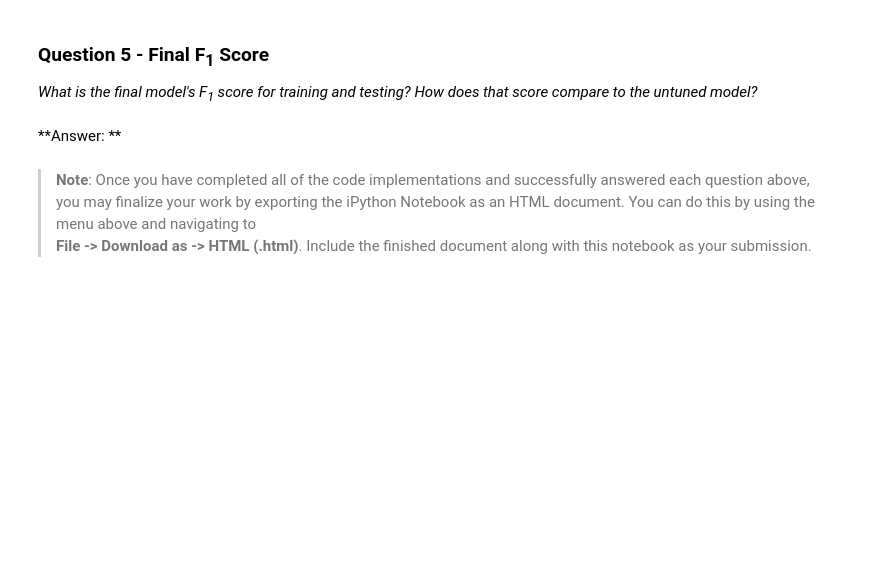
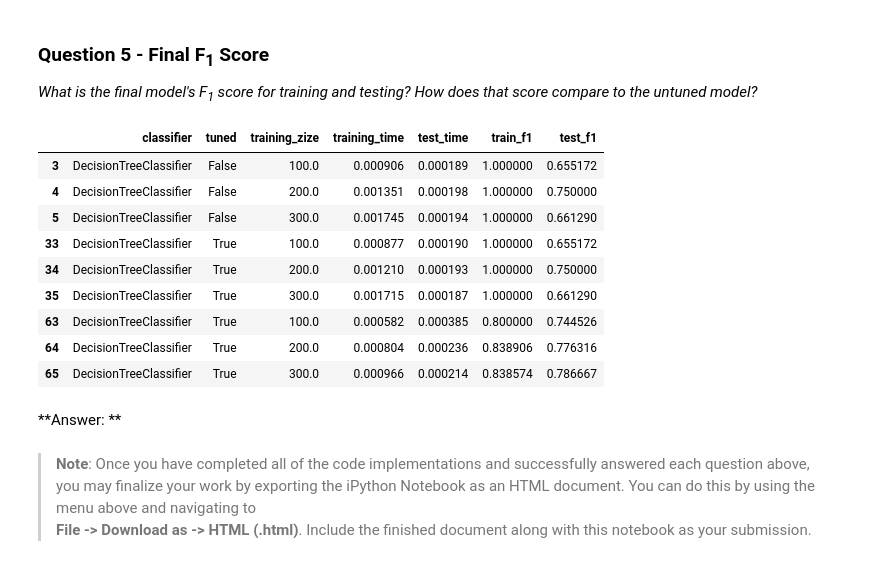
Before and after one commit to cjammi/machine-learning, a Jupyter notebook: projects/student_intervention/student_intervention.ipynb, the cells around one changed output. Drawn from its saved outputs; the diff is of its cells as text; code cells hidden in the pictures; blank space fills up the shorter version.

```diff
--- a/projects/student_intervention/student_intervention.ipynb
+++ b/projects/student_intervention/student_intervention.ipynb
@@ -773,5 +809,18 @@ BaggingClassifier 0.772413793103 0.794701986755
 # %% [markdown]
 ### Question 5 - Final F<sub>1</sub> Score
 *What is the final model's F<sub>1</sub> score for training and testing? How does that score compare to the untuned model?*
+# %%
+df[df.classifier=='DecisionTreeClassifier']
+# %% [output]
+|  | classifier | tuned | training_zize | training_time | test_time | train_f1 | test_f1 |
+| 3 | DecisionTreeClassifier | False | 100.0 | 0.000906 | 0.000189 | 1.000000 | 0.655172 |
+| 4 | DecisionTreeClassifier | False | 200.0 | 0.001351 | 0.000198 | 1.000000 | 0.750000 |
+| 5 | DecisionTreeClassifier | False | 300.0 | 0.001745 | 0.000194 | 1.000000 | 0.661290 |
+| 33 | DecisionTreeClassifier | True | 100.0 | 0.000877 | 0.000190 | 1.000000 | 0.655172 |
+| 34 | DecisionTreeClassifier | True | 200.0 | 0.001210 | 0.000193 | 1.000000 | 0.750000 |
+| 35 | DecisionTreeClassifier | True | 300.0 | 0.001715 | 0.000187 | 1.000000 | 0.661290 |
+| 63 | DecisionTreeClassifier | True | 100.0 | 0.000582 | 0.000385 | 0.800000 | 0.744526 |
+| 64 | DecisionTreeClassifier | True | 200.0 | 0.000804 | 0.000236 | 0.838906 | 0.776316 |
+| 65 | DecisionTreeClassifier | True | 300.0 | 0.000966 | 0.000214 | 0.838574 | 0.786667 |
 # %% [markdown]
 **Answer: **
```
Also changed, not shown: parts of 15 cells of this notebook.
